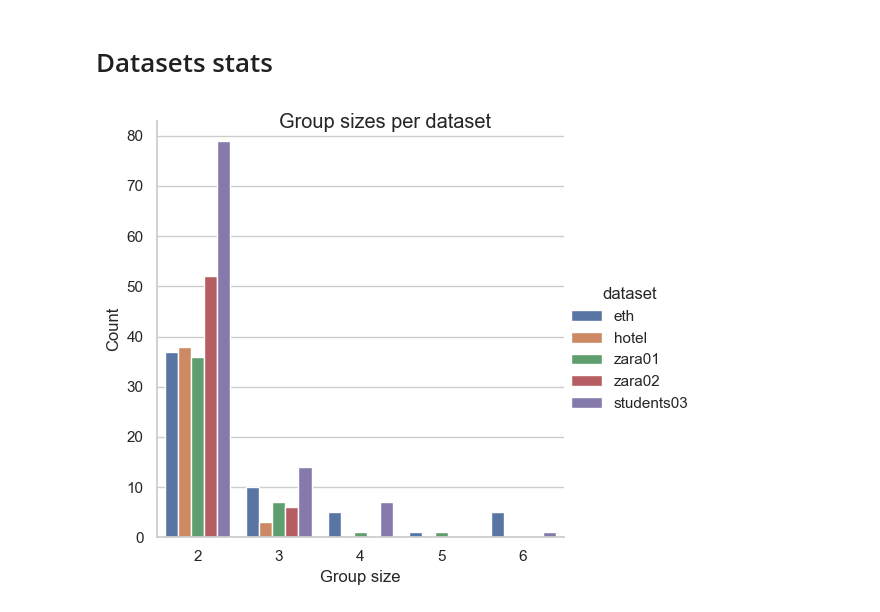
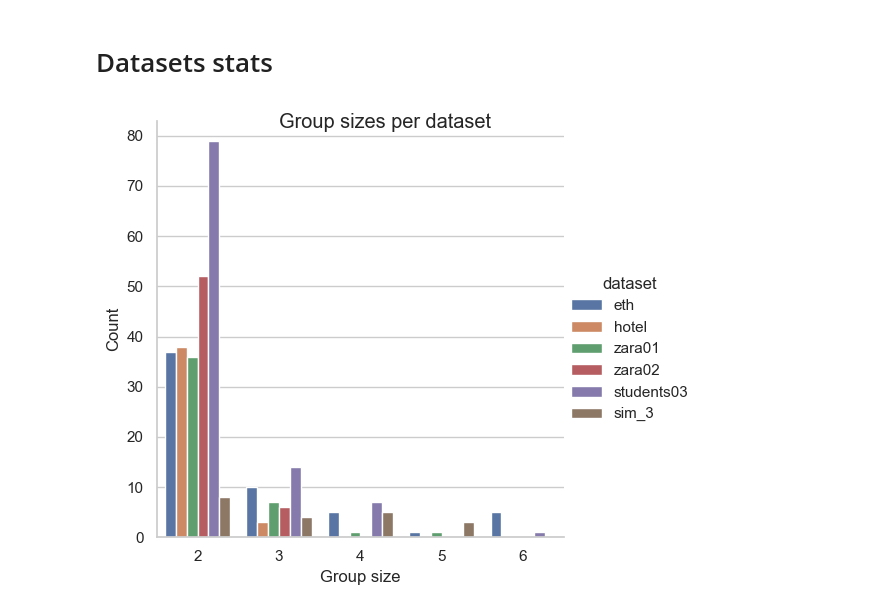
Before and after one commit to ADA-research/context-group-detection, a Jupyter notebook: datasets/dataset_analysis.ipynb, the cells around one changed output. Drawn from its saved outputs; the diff is of its cells as text; code cells hidden in the pictures.

Commit message:
added first simulation dataset

```diff
--- a/datasets/dataset_analysis.ipynb
+++ b/datasets/dataset_analysis.ipynb
@@ -32,14 +33,15 @@ datasets_dict = {
 # %%
 groups_dict = {
     'eth': read_groups('./ETH/seq_eth'),
     'hotel': read_groups('./ETH/seq_hotel'),
     'zara01': read_groups('./UCY/zara01'),
     'zara02': read_groups('./UCY/zara02'),
-    'students03': read_groups('./UCY/students03')
+    'students03': read_groups('./UCY/students03'),
+    'sim_3': read_groups('./simulation/sim_3', sim=True)
 }
 groups_size_hist(groups_dict, './group_size_plot.png')
 # %% [output]
-[figure, old version]
+[figure, new version]
 # %%
 stats_df = pd.DataFrame.from_dict(datasets_dict, orient='index')
 stats_df['groups'] = stats_df['groups'].str.len()
```
Also changed, not shown: parts of 6 cells of this notebook.
